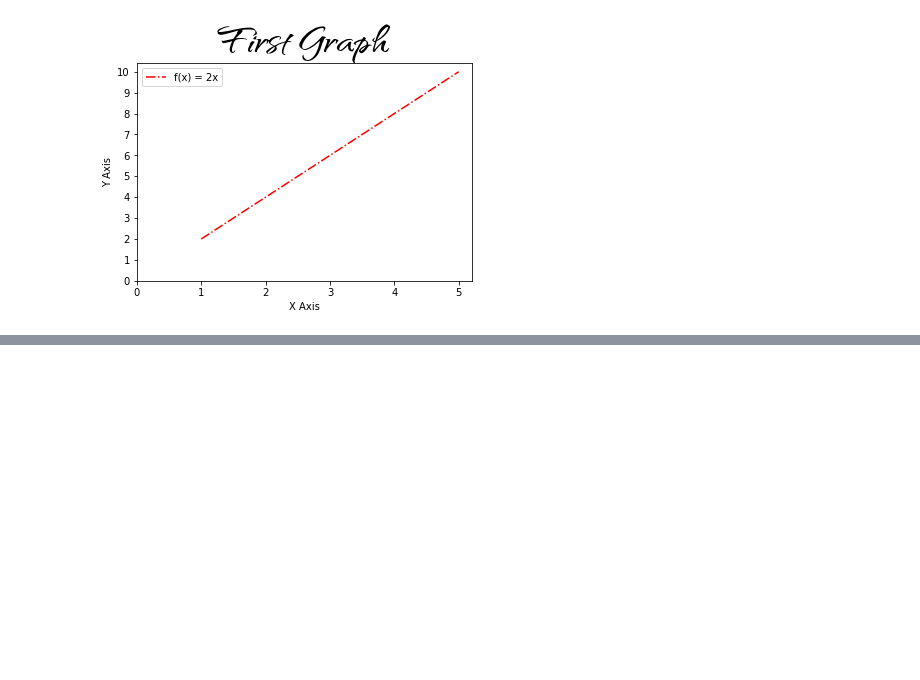
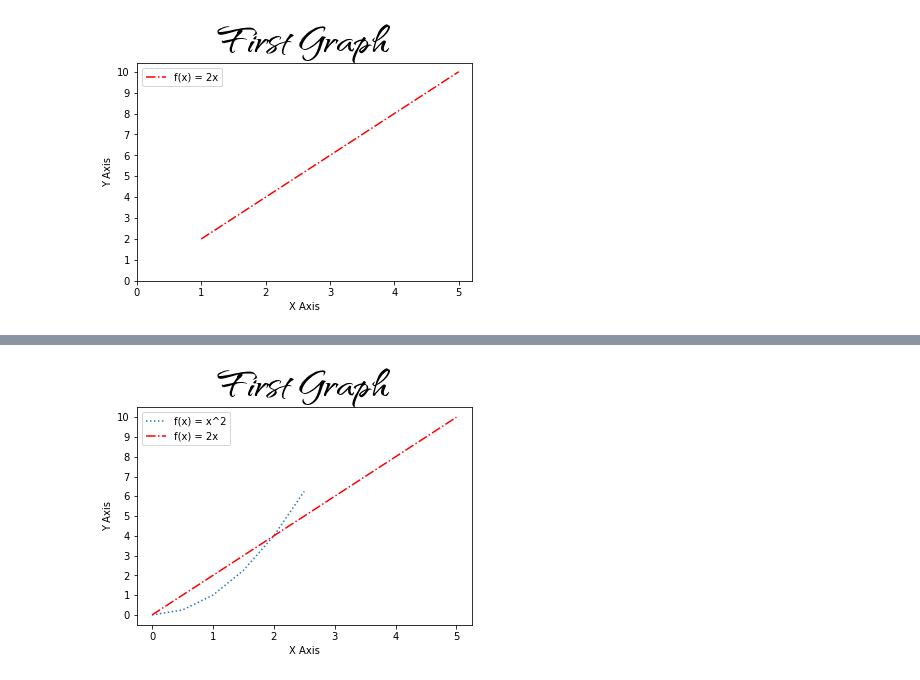
Before and after one commit to mysticizhere/ML, a Jupyter notebook: matplotlib.ipynb, the cells around one changed output, grey strips where cells are left out. Saved outputs shown, nothing was run; the diff lists cells and outputs as text; code cells hidden in the pictures; blank space fills up the shorter version.

```diff
--- a/matplotlib.ipynb
+++ b/matplotlib.ipynb
@@ -125,0 +142,18 @@ plt.show()
+# %%
+# Showing upto a range of inputs
+#Line 1
+x = [0,1,2,3,4,5]
+y = [0,2,4,6,8,10]
+#Line 2
+x2 = np.arange(0,4,0.5)
+plt.plot(x2[:6],x2[:6] **2, label='f(x) = x^2', linestyle='dotted')
+plt.plot(x,y, label='f(x) = 2x', color='Red', linestyle='-.')
+plt.title('First Graph', fontproperties = fontprop)
+plt.xlabel('X Axis')
+plt.ylabel('Y Axis')
+plt.xticks([0,1,2,3,4,5])
+plt.yticks([0,1,2,3,4,5,6,7,8,9,10])
+plt.legend()
+plt.show()
+# %% [output]
+[figure, added]
```
Also changed, not shown: parts of 4 cells of this notebook.
